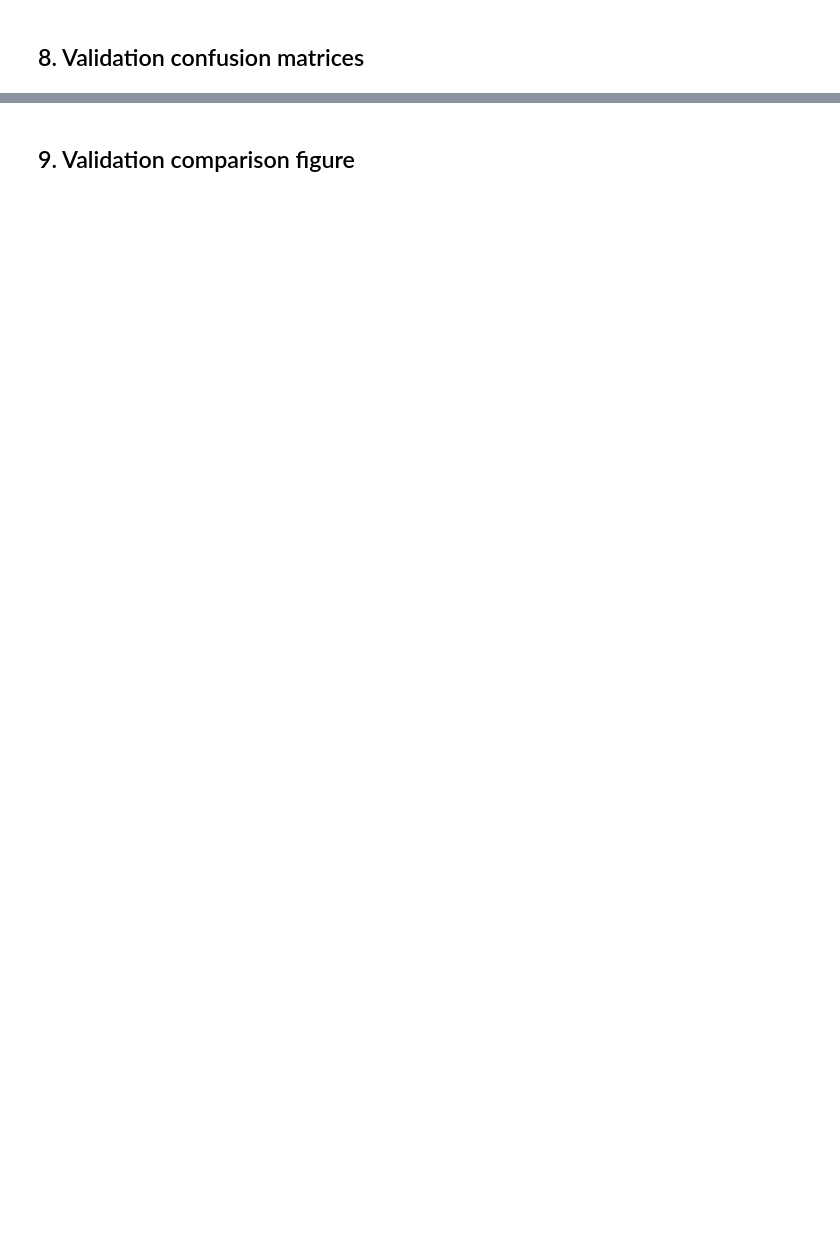
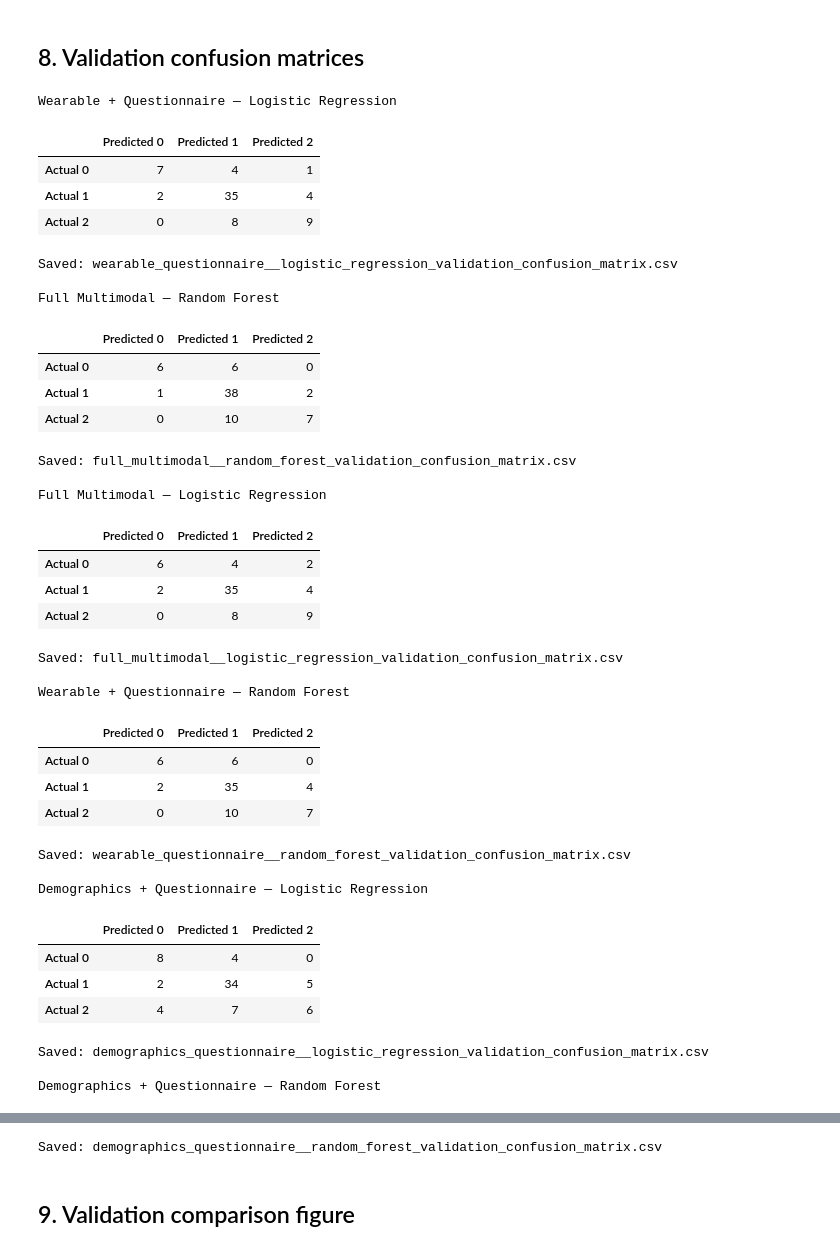
Before and after one commit to obramwell/AI-Assisted-Screening-of-Parkinson-s-Disease, a Jupyter notebook: notebooks/12a_validation_evaluation.ipynb, the cells around one changed output, grey strips where cells are left out. Saved outputs shown, nothing was run; the diff lists cells and outputs as text; code cells hidden in the pictures; blank space fills up the shorter version.

```diff
--- a/notebooks/12a_validation_evaluation.ipynb
+++ b/notebooks/12a_validation_evaluation.ipynb
@@ -637,52 +775,75 @@ display(validation_comparison.round(4))
 # %% [markdown]
 ## 8. Validation confusion matrices
 # %%
+# Generate and save validation confusion matrices as tables
+
 for _, row in validation_results.iterrows():
     key = row["result_key"]
     y_true, y_pred = prediction_store[key]
 
     labels = sorted(
         pd.Series(y_true).dropna().unique().tolist()
     )
 
     cm = confusion_matrix(
         y_true,
         y_pred,
-        labels=labels,
+        labels=labels
     )
 
     cm_df = pd.DataFrame(
         cm,
-        index=[f"actual_{x}" for x in labels],
-        columns=[f"predicted_{x}" for x in labels],
+        index=[f"Actual {x}" for x in labels],
+        columns=[f"Predicted {x}" for x in labels]
     )
 
-    cm_df.to_csv(
-        METRICS_DIR
-        / f"{key}_validation_confusion_matrix.csv"
+    # Save confusion matrix
+    csv_path = (
+        METRICS_DIR /
+        f"{key}_validation_confusion_matrix.csv"
     )
 
-    fig, ax = plt.subplots(figsize=(5, 4))
+    cm_df.to_csv(csv_path)
 
-    ConfusionMatrixDisplay(
-        confusion_matrix=cm,
-        display_labels=labels,
-    ).plot(
-        ax=ax,
-        values_format="d",
-    )
+    # Show it directly in the notebook
+    print(f"\n{row['dataset']} — {row['model']}")
+    display(cm_df)
 
-    ax.set_title(
-        f"{row['dataset']} — {row['model']}"
-    )
-
-    fig.tight_layout()
-
-    fig.savefig(
-        FIGURES_DIR
-        / f"{key}_validation_confusion_matrix.png",
-        dpi=150,
-        bbox_inches="tight",
-    )
-
-    plt.show()
+    print(f"Saved: {csv_path.name}")
+# %% [output]
+Wearable + Questionnaire — Logistic Regression
+|  | Predicted 0 | Predicted 1 | Predicted 2 |
+| Actual 0 | 7 | 4 | 1 |
+| Actual 1 | 2 | 35 | 4 |
+| Actual 2 | 0 | 8 | 9 |
+Saved: wearable_questionnaire__logistic_regression_validation_confusion_matrix.csv
+
+Full Multimodal — Random Forest
+|  | Predicted 0 | Predicted 1 | Predicted 2 |
+| Actual 0 | 6 | 6 | 0 |
+| Actual 1 | 1 | 38 | 2 |
+| Actual 2 | 0 | 10 | 7 |
+Saved: full_multimodal__random_forest_validation_confusion_matrix.csv
+
+Full Multimodal — Logistic Regression
+|  | Predicted 0 | Predicted 1 | Predicted 2 |
+| Actual 0 | 6 | 4 | 2 |
+| Actual 1 | 2 | 35 | 4 |
+| Actual 2 | 0 | 8 | 9 |
+Saved: full_multimodal__logistic_regression_validation_confusion_matrix.csv
+
+Wearable + Questionnaire — Random Forest
+|  | Predicted 0 | Predicted 1 | Predicted 2 |
+| Actual 0 | 6 | 6 | 0 |
+| Actual 1 | 2 | 35 | 4 |
+| Actual 2 | 0 | 10 | 7 |
+Saved: wearable_questionnaire__random_forest_validation_confusion_matrix.csv
+
+Demographics + Questionnaire — Logistic Regression
+|  | Predicted 0 | Predicted 1 | Predicted 2 |
+| Actual 0 | 8 | 4 | 0 |
+| Actual 1 | 2 | 34 | 5 |
+| Actual 2 | 4 | 7 | 6 |
+Saved: demographics_questionnaire__logistic_regression_validation_confusion_matrix.csv
+
+Demographics + Questionnaire — Random Forest
@@ -689,2 +854,3 @@ for _, row in validation_results.iterrows():
+Saved: demographics_questionnaire__random_forest_validation_confusion_matrix.csv
 # %% [markdown]
 ## 9. Validation comparison figure
```
Also changed, not shown: parts of 18 cells of this notebook, 10 other files.
